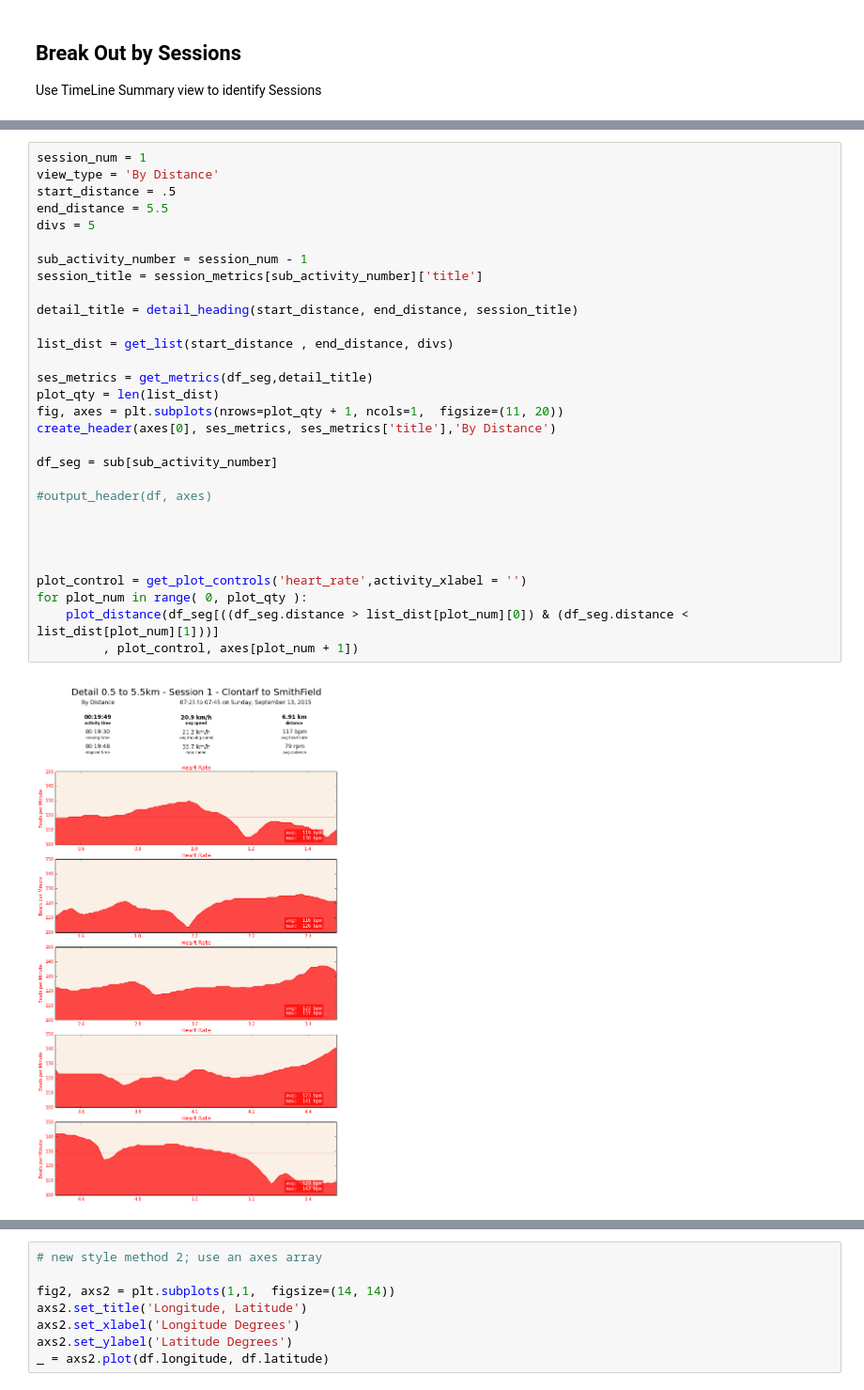
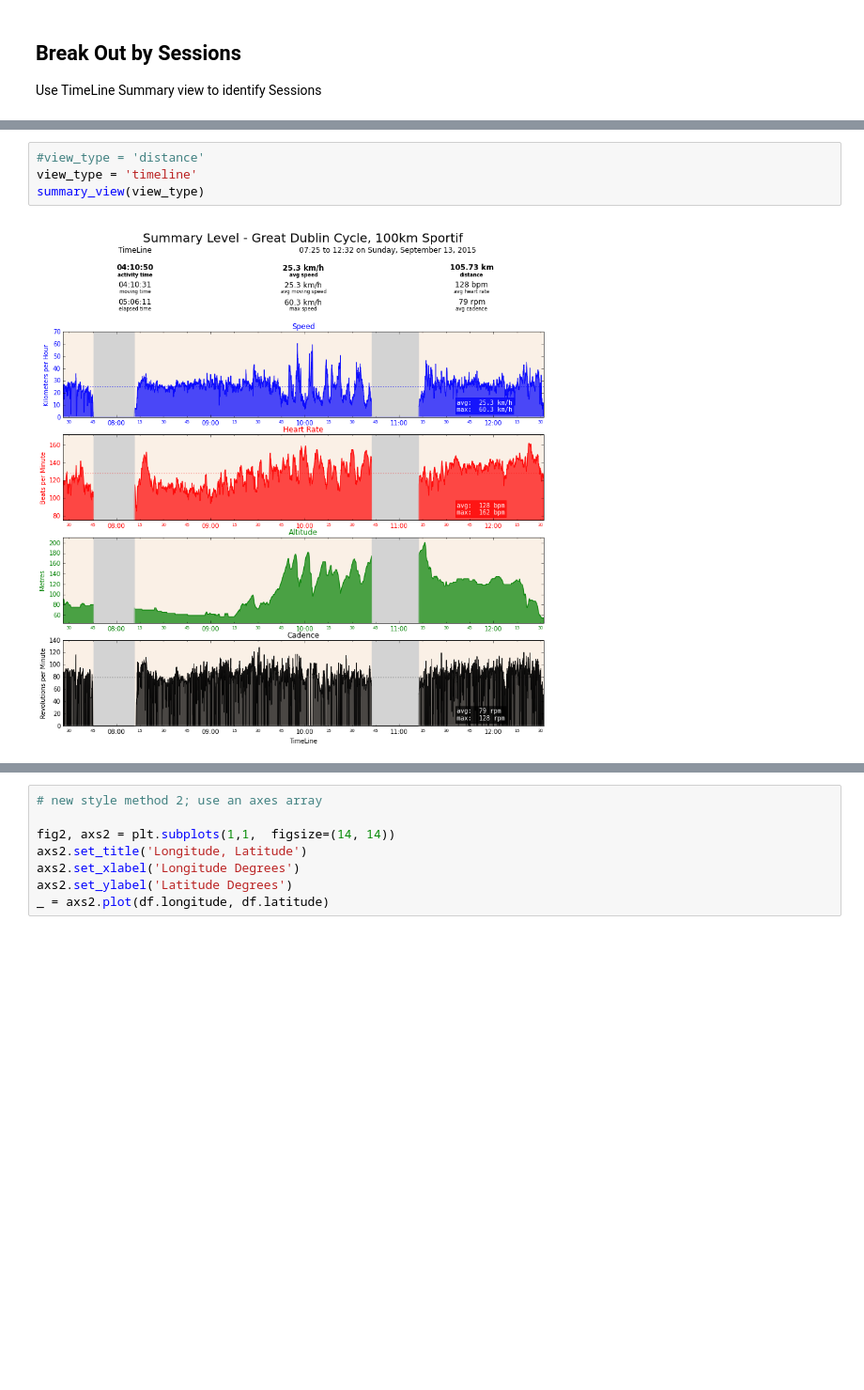
Before and after one commit to patclaffey/docker_jupyter, a Jupyter notebook: notebooks/Summary.ipynb, the cells around one changed output, grey strips where cells are left out. Shown at 94% size. Drawn from its saved outputs; the diff is of its cells as text; blank space fills up the shorter version.

Commit message:
new timeline functionality

```diff
--- a/notebooks/Summary.ipynb
+++ b/notebooks/Summary.ipynb
@@ -357,32 +31,6 @@ for plot_num in range( 0, plot_qty ):
-# %%
-session_num = 1
-view_type = 'By Distance'
-start_distance = .5
-end_distance = 5.5
-divs = 5
-
-sub_activity_number = session_num - 1
-session_title = session_metrics[sub_activity_number]['title']
-
-detail_title = detail_heading(start_distance, end_distance, session_title)
-
-list_dist = get_list(start_distance , end_distance, divs)
-
-ses_metrics = get_metrics(df_seg,detail_title)
-plot_qty = len(list_dist)
-fig, axes = plt.subplots(nrows=plot_qty + 1, ncols=1,  figsize=(11, 20))
-create_header(axes[0], ses_metrics, ses_metrics['title'],'By Distance')
-
-df_seg = sub[sub_activity_number]
-
-#output_header(df, axes)
-
-
-
-
-plot_control = get_plot_controls('heart_rate',activity_xlabel = '')
-for plot_num in range( 0, plot_qty ):
-    plot_distance(df_seg[((df_seg.distance > list_dist[plot_num][0]) & (df_seg.distance < list_dist[plot_num][1]))]
-         , plot_control, axes[plot_num + 1])
-# %% [output]
-[figure, removed]
+# %%
+#view_type = 'distance'
+view_type = 'timeline'
+summary_view(view_type)
+# %% [output]
+[figure, added]
```
Also changed, not shown: parts of 24 cells of this notebook, 2 other files.
